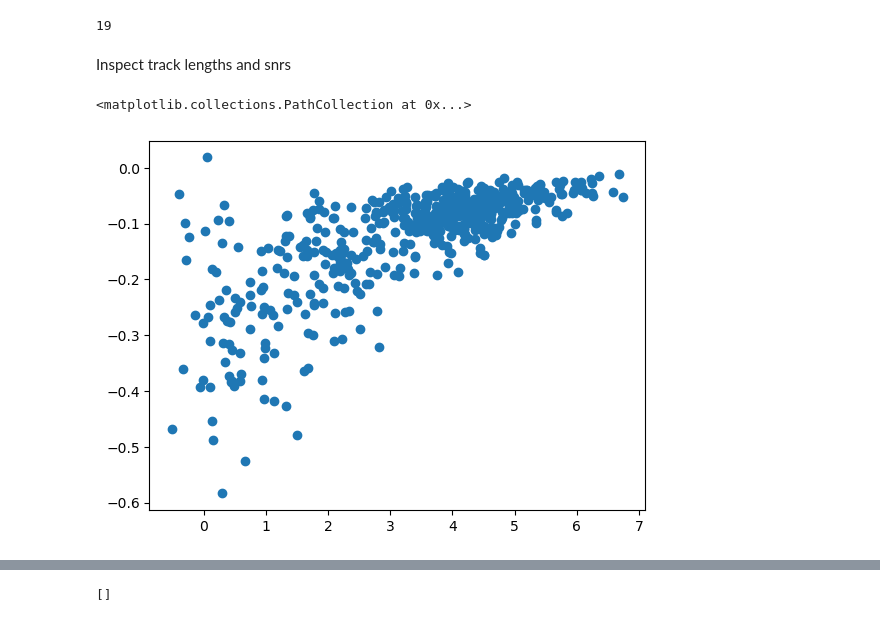
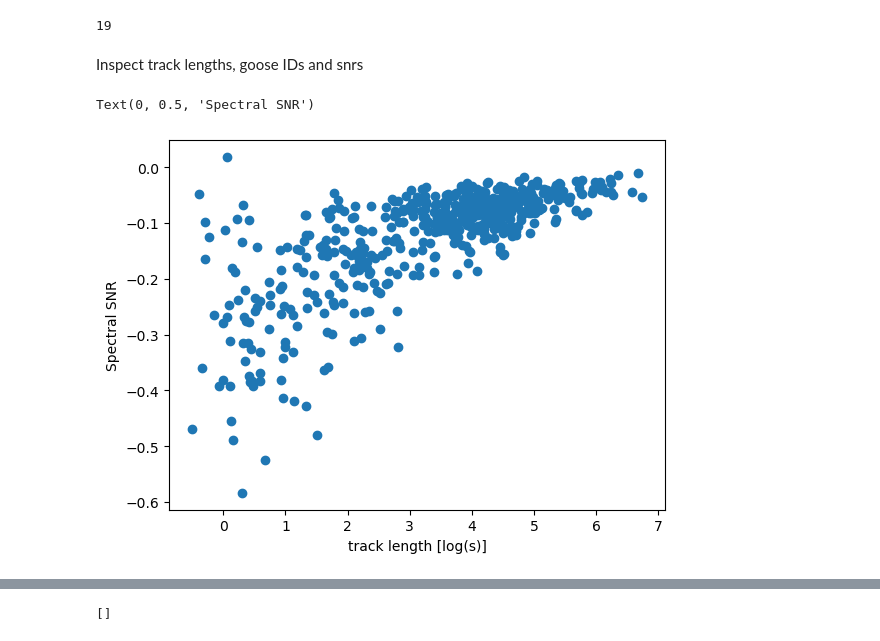
Before and after one commit to lgies23/GooseVocalizations---Thesis-code, a Jupyter notebook: createFilesFromSelectionTables.ipynb, the cells around one changed output, grey strips where cells are left out. Cells and saved outputs as stored; diff of their text form; code cells hidden in the pictures.

```diff
--- a/createFilesFromSelectionTables.ipynb
+++ b/createFilesFromSelectionTables.ipynb
@@ -289,6 +289,7 @@ def compute_snr(signal):
 # %%
 snrs = []
 track_lengths = []
+clip_lengths = []
 processed_clips = []
 # %%
 # Create call objects
@@ -310,17 +311,21 @@ for index, row in master_df.iterrows():
         snrs.append(compute_snr(track_data))
         track_lengths.append(len(track_data)/sr)
     if len(track_data) > 0 and len(track_data[int(row["Begin Time (s)"]*sr):int(row["End Time (s)"]*sr)]) > 0:
-        wavfile.write(OUTPATH+f"/{track_id}_{row['Clip ID']}_{row['Goose ID']}_{row['Call Type']}.wav", sr, track_data[int(row["Begin Time (s)"]*sr):int(row["End Time (s)"]*sr)])
+        if not Path(OUTPATH+f"/{track_id}_{row['Clip ID']}_{row['Goose ID']}_{row['Call Type']}.wav").is_file():
+            wavfile.write(OUTPATH+f"/{track_id}_{row['Clip ID']}_{row['Goose ID']}_{row['Call Type']}.wav", sr, track_data[int(row["Begin Time (s)"]*sr):int(row["End Time (s)"]*sr)])
         processed_clips.append(row["Clip ID"])
+        clip_lengths.append(len(track_data[int(row["Begin Time (s)"]*sr):int(row["End Time (s)"]*sr)])/sr)
     else:
         not_found_count += 1
 print(not_found_count)
 # %% [output]
 19
 # %% [markdown]
-Inspect track lengths and snrs
+Inspect track lengths, goose IDs and snrs
 # %%
 plt.scatter(np.log(track_lengths), snrs)
+plt.xlabel("track length [log(s)]")
+plt.ylabel("Spectral SNR")
 # %% [output]
-<matplotlib.collections.PathCollection at 0x...>
+Text(0, 0.5, 'Spectral SNR')
-[figure, old version]
+[figure, new version]
```
Also changed, not shown: parts of 1 cell of this notebook.
